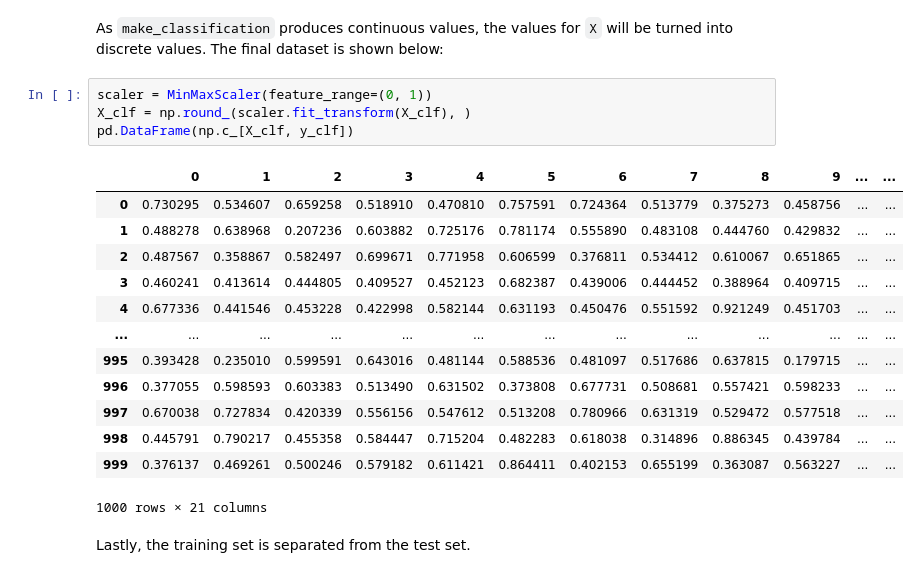
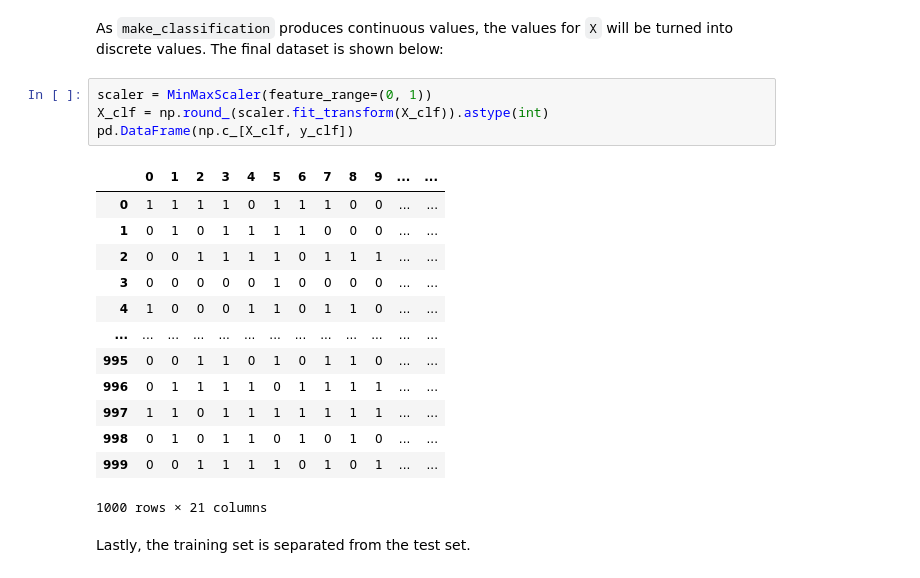
Before and after one commit to francheska-vicente/stintsy-naivebayes, a Jupyter notebook: lecture_notes.ipynb, the cells around one changed output. Cells and saved outputs as stored; diff of their text form.

```diff
--- a/lecture_notes.ipynb
+++ b/lecture_notes.ipynb
@@ -324,21 +351,21 @@ pd.DataFrame(np.c_[X_clf, y_clf])
 As `make_classification` produces continuous values, the values for `X` will be turned into discrete values. The final dataset is shown below:
 # %%
 scaler = MinMaxScaler(feature_range=(0, 1))
-X_clf = np.round_(scaler.fit_transform(X_clf), )
+X_clf = np.round_(scaler.fit_transform(X_clf)).astype(int)
 pd.DataFrame(np.c_[X_clf, y_clf])
 # %% [output]
 |  | 0 | 1 | 2 | 3 | 4 | 5 | 6 | 7 | 8 | 9 | ... | ... |
-| 0 | 0.730295 | 0.534607 | 0.659258 | 0.518910 | 0.470810 | 0.757591 | 0.724364 | 0.513779 | 0.375273 | 0.458756 | ... | ... |
-| 1 | 0.488278 | 0.638968 | 0.207236 | 0.603882 | 0.725176 | 0.781174 | 0.555890 | 0.483108 | 0.444760 | 0.429832 | ... | ... |
-| 2 | 0.487567 | 0.358867 | 0.582497 | 0.699671 | 0.771958 | 0.606599 | 0.376811 | 0.534412 | 0.610067 | 0.651865 | ... | ... |
-| 3 | 0.460241 | 0.413614 | 0.444805 | 0.409527 | 0.452123 | 0.682387 | 0.439006 | 0.444452 | 0.388964 | 0.409715 | ... | ... |
-| 4 | 0.677336 | 0.441546 | 0.453228 | 0.422998 | 0.582144 | 0.631193 | 0.450476 | 0.551592 | 0.921249 | 0.451703 | ... | ... |
+| 0 | 1 | 1 | 1 | 1 | 0 | 1 | 1 | 1 | 0 | 0 | ... | ... |
+| 1 | 0 | 1 | 0 | 1 | 1 | 1 | 1 | 0 | 0 | 0 | ... | ... |
+| 2 | 0 | 0 | 1 | 1 | 1 | 1 | 0 | 1 | 1 | 1 | ... | ... |
+| 3 | 0 | 0 | 0 | 0 | 0 | 1 | 0 | 0 | 0 | 0 | ... | ... |
+| 4 | 1 | 0 | 0 | 0 | 1 | 1 | 0 | 1 | 1 | 0 | ... | ... |
 | ... | ... | ... | ... | ... | ... | ... | ... | ... | ... | ... | ... | ... |
-| 995 | 0.393428 | 0.235010 | 0.599591 | 0.643016 | 0.481144 | 0.588536 | 0.481097 | 0.517686 | 0.637815 | 0.179715 | ... | ... |
-| 996 | 0.377055 | 0.598593 | 0.603383 | 0.513490 | 0.631502 | 0.373808 | 0.677731 | 0.508681 | 0.557421 | 0.598233 | ... | ... |
-| 997 | 0.670038 | 0.727834 | 0.420339 | 0.556156 | 0.547612 | 0.513208 | 0.780966 | 0.631319 | 0.529472 | 0.577518 | ... | ... |
-| 998 | 0.445791 | 0.790217 | 0.455358 | 0.584447 | 0.715204 | 0.482283 | 0.618038 | 0.314896 | 0.886345 | 0.439784 | ... | ... |
-| 999 | 0.376137 | 0.469261 | 0.500246 | 0.579182 | 0.611421 | 0.864411 | 0.402153 | 0.655199 | 0.363087 | 0.563227 | ... | ... |
+| 995 | 0 | 0 | 1 | 1 | 0 | 1 | 0 | 1 | 1 | 0 | ... | ... |
+| 996 | 0 | 1 | 1 | 1 | 1 | 0 | 1 | 1 | 1 | 1 | ... | ... |
+| 997 | 1 | 1 | 0 | 1 | 1 | 1 | 1 | 1 | 1 | 1 | ... | ... |
+| 998 | 0 | 1 | 0 | 1 | 1 | 0 | 1 | 0 | 1 | 0 | ... | ... |
+| 999 | 0 | 0 | 1 | 1 | 1 | 1 | 0 | 1 | 0 | 1 | ... | ... |
 1000 rows × 21 columns
 # %% [markdown]
 Lastly, the training set is separated from the test set.
```
Also changed, not shown: parts of 33 cells of this notebook.
